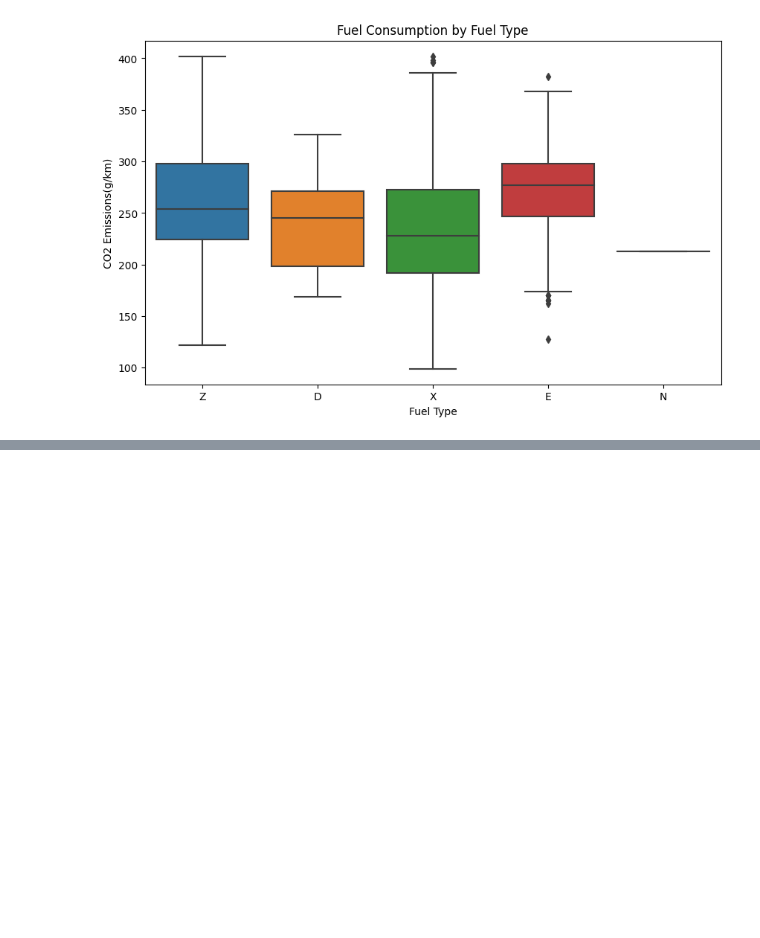
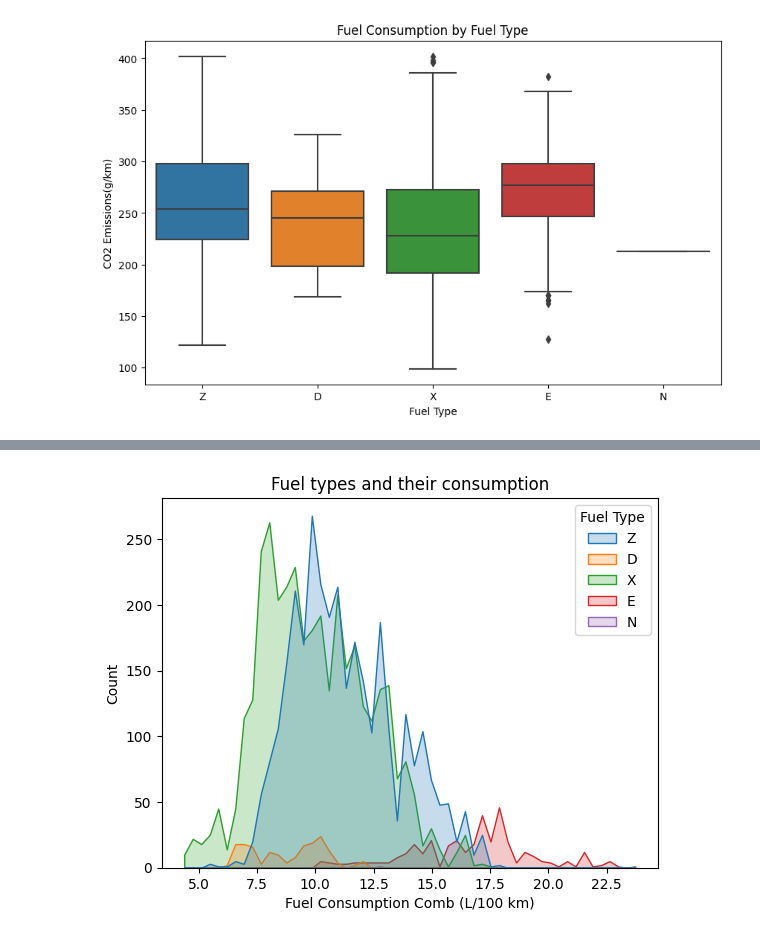
Before and after one commit to stangeorgiana18/CO2-emmision-by-vehicles-linear-regression, a Jupyter notebook: co2-emmision-by-vehicles-linear-regression.ipynb, the cells around one changed output, grey strips where cells are left out. Saved outputs shown, nothing was run; the diff lists cells and outputs as text; code cells hidden in the pictures; blank space fills up the shorter version.

Commit message:
added visualisations

```diff
--- a/co2-emmision-by-vehicles-linear-regression.ipynb
+++ b/co2-emmision-by-vehicles-linear-regression.ipynb
@@ -364,0 +376,6 @@ plt.show()
+# %%
+sns.histplot(emissions, x = "Fuel Consumption Comb (L/100 km)", hue = "Fuel Type", element = "poly")
+plt.title('Fuel types and their consumption')
+plt.show()
+# %% [output]
+[figure, added]
```
Also changed, not shown: parts of 6 cells of this notebook.
